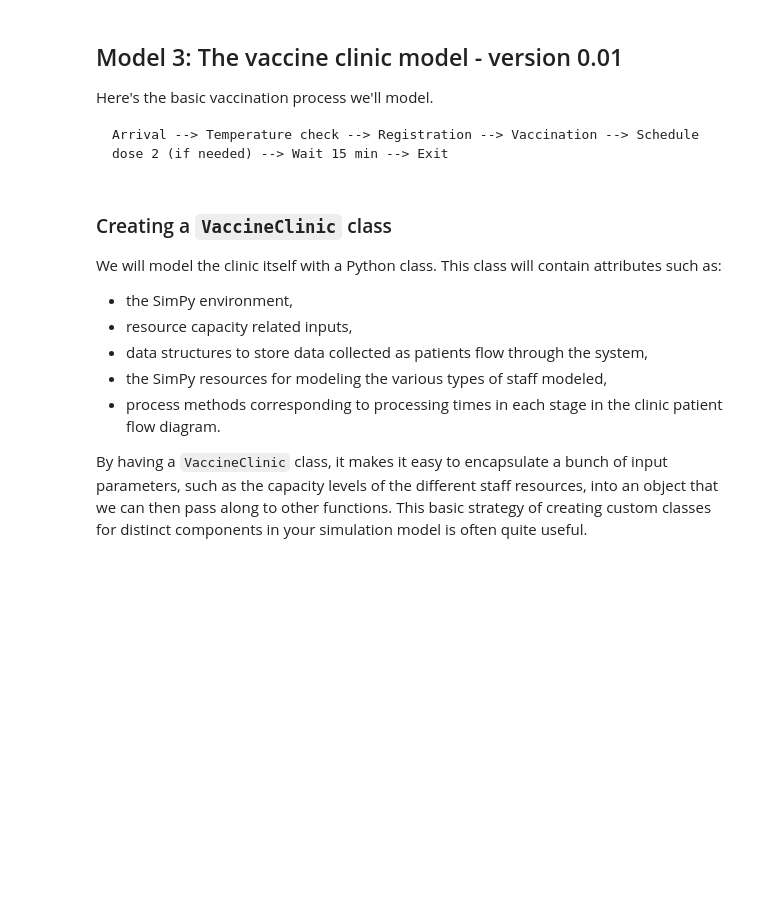
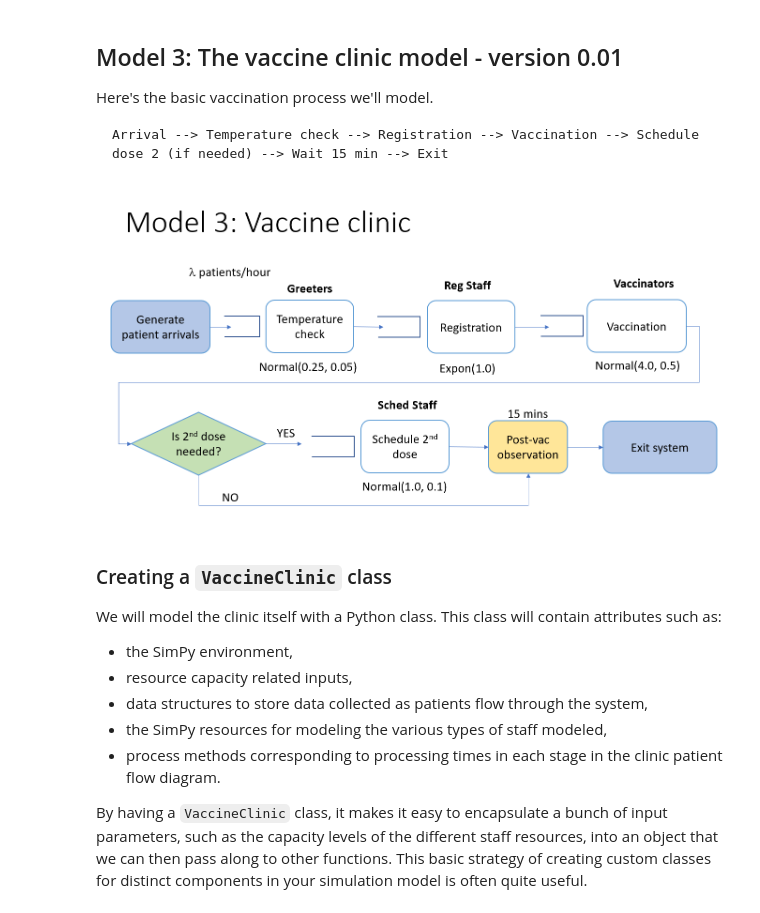
Before and after one commit to misken/vaccine_clinic, a Jupyter notebook: notebooks/simpy_getting_started_vaccine_clinic.ipynb, the cells around one changed output. Cells and saved outputs as stored; diff of their text form; code cells hidden in the pictures; blank space fills up the shorter version.

```diff
--- a/notebooks/simpy_getting_started_vaccine_clinic.ipynb
+++ b/notebooks/simpy_getting_started_vaccine_clinic.ipynb
@@ -415,6 +539,10 @@ Now that you've got a little better idea of how to go about creating very simple
 Here's the basic vaccination process we'll model.
 
     Arrival --> Temperature check --> Registration --> Vaccination --> Schedule dose 2 (if needed) --> Wait 15 min --> Exit
+# %%
+Image("images/model3.png")
+# %% [output]
+[figure, added]
 # %% [markdown]
 ### Creating a `VaccineClinic` class
 We will model the clinic itself with a Python class. This class will contain attributes such as:
```
Also changed, not shown: parts of 62 cells of this notebook, 17 other files.
